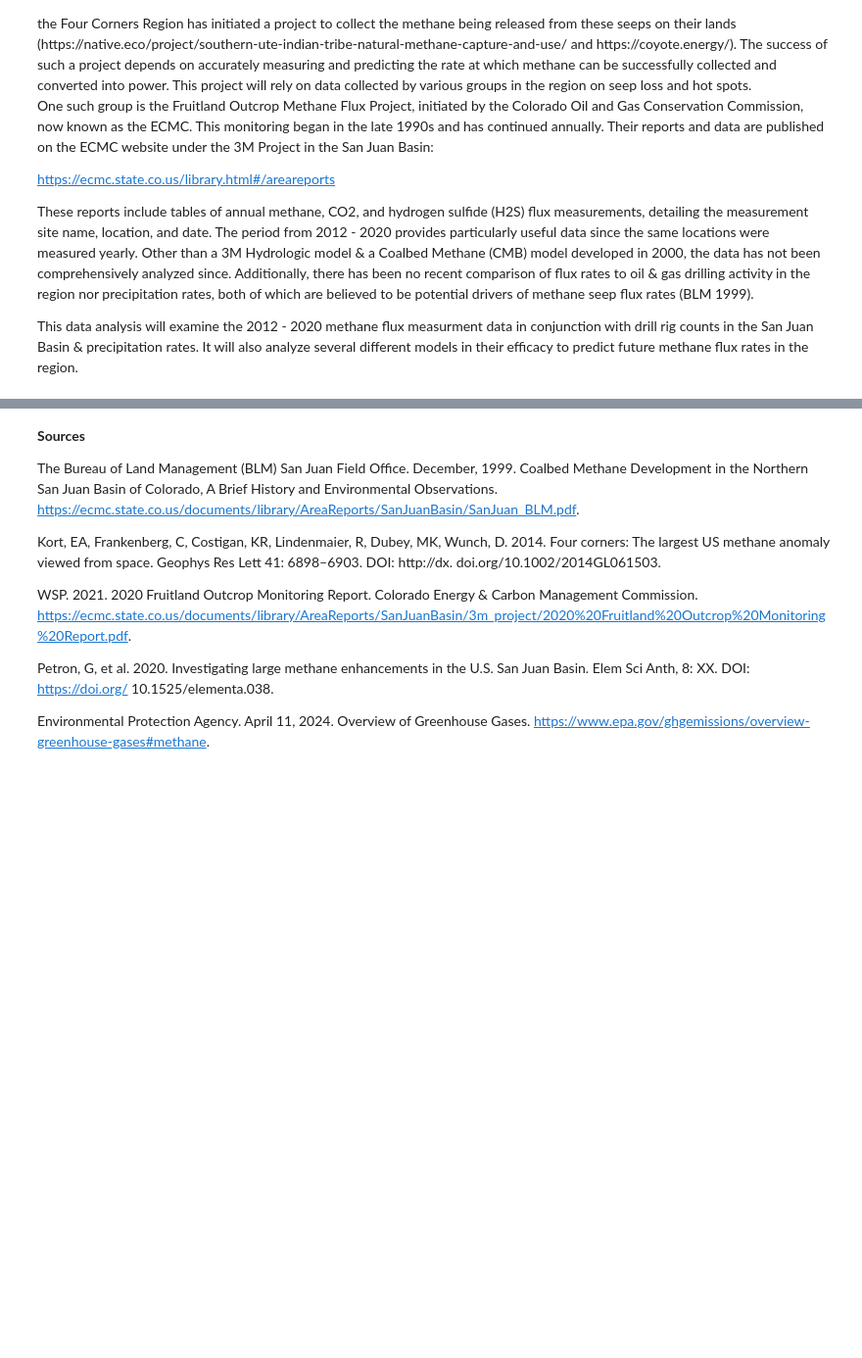
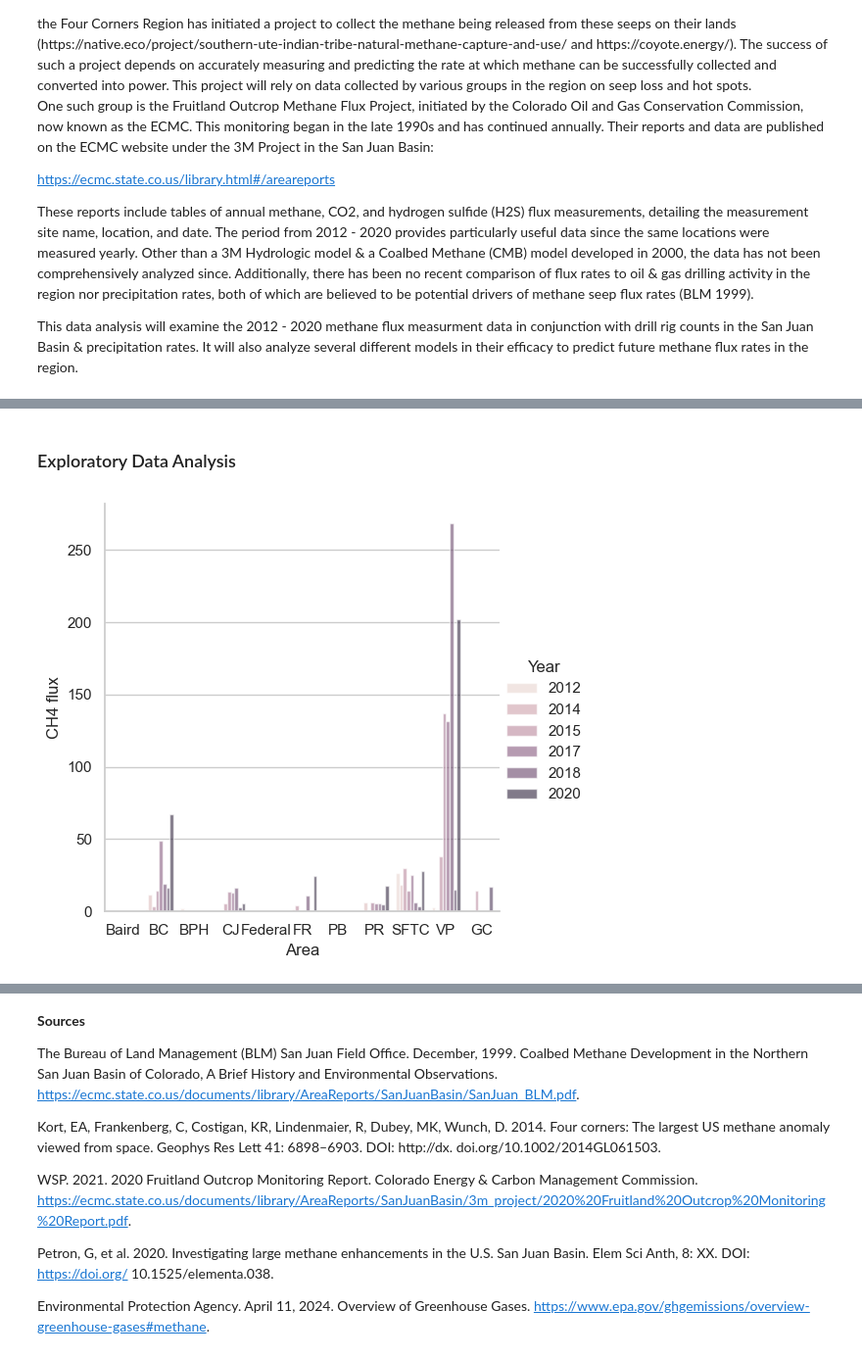
Before and after one commit to amyvoit/4_Corners_Methane_Seep, a Jupyter notebook: MethaneSeep.ipynb, the cells around one changed output, grey strips where cells are left out. Shown at 98% size. Saved outputs shown, nothing was run; the diff lists cells and outputs as text; code cells hidden in the pictures; blank space fills up the shorter version.

```diff
--- a/MethaneSeep.ipynb
+++ b/MethaneSeep.ipynb
@@ -97,0 +80,5 @@ DateParseError: Unknown datetime string format, unable to parse: 29‐05‐2012
+# %%
+#Now to cleanup pressure... unsure why it's not a float object
+df_methane.dtypes
+
+df_methane['Pressure'] = pd.to_numeric(df_methane['Pressure'], errors = 'coerce')
@@ -97,0 +100,3 @@ DateParseError: Unknown datetime string format, unable to parse: 29‐05‐2012
+# %%
+#There's no point in having NA flux measurments so I'm just going to drop those instances
+df_methane = df_methane.dropna(subset = ['CH4 flux'])
@@ -97,0 +125,9 @@ DateParseError: Unknown datetime string format, unable to parse: 29‐05‐2012
+# %%
+#I also really want to be able to square up locations based on lat/longs so I'm going to drop those columns with NAs in Northing Easting
+df_methane = df_methane.dropna(subset = ['Northing', 'Easting'])
+# %%
+#I think for Nans in H2S flux, CO2 flux and pressure I'm going to impute the average based upon the year.
+to_fill = ['H2S flux', 'CO2 flux', 'Pressure']
+
+for c in to_fill:
+    df_methane[c] = df_methane.groupby(['Year'])[c].transform(lambda x: x.fillna(x.mean()))
@@ -97,0 +405,2 @@ DateParseError: Unknown datetime string format, unable to parse: 29‐05‐2012
+# %% [markdown]
+### Exploratory Data Analysis
@@ -97,0 +410,7 @@ DateParseError: Unknown datetime string format, unable to parse: 29‐05‐2012
+# %%
+#First Just Checking Out Change in Methane Flux By Year
+sns.set_theme(style = 'whitegrid')
+
+sns.catplot(data = df_methane, kind = 'bar', x = 'Area', y = 'CH4 flux', hue = 'Year', errorbar = None, alpha = 0.6);
+# %% [output]
+[figure, added]
```
Also changed, not shown: parts of 42 cells of this notebook, 12 other files.
